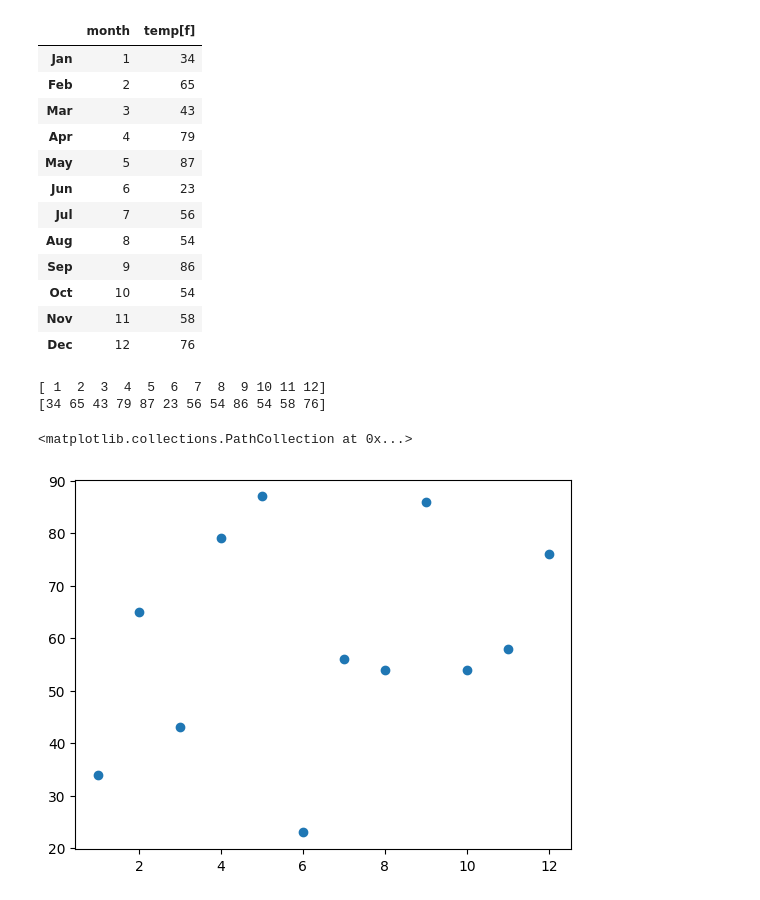
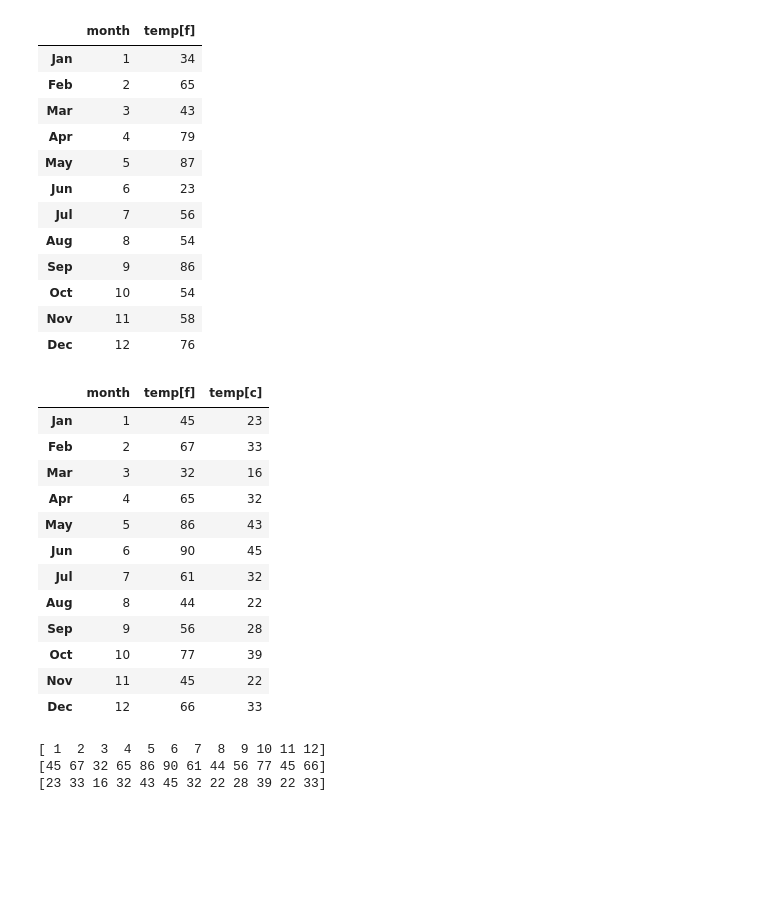
Before and after one commit to Amboyandrey/pythonnn, a Jupyter notebook: jupyter/Matplotlib.ipynb, the cells around one changed output. Drawn from its saved outputs; the diff is of its cells as text; code cells hidden in the pictures; blank space fills up the shorter version.

```diff
--- a/jupyter/Matplotlib.ipynb
+++ b/jupyter/Matplotlib.ipynb
@@ -40,4 +40,26 @@ month_temp
 | Oct | 10 | 54 |
 | Nov | 11 | 58 |
 | Dec | 12 | 76 |
+# %%
+month_temp_csv = pd.read_csv("Month_Temp.csv")
+
+month_name =['Jan', 'Feb', 'Mar', 'Apr', 'May', 'Jun', 'Jul', 'Aug', 'Sep', 'Oct', 'Nov', 'Dec']
+
+month_temp_csv.index = month_name
+
+month_temp_csv
+# %% [output]
+|  | month | temp[f] | temp[c] |
+| Jan | 1 | 45 | 23 |
+| Feb | 2 | 67 | 33 |
+| Mar | 3 | 32 | 16 |
+| Apr | 4 | 65 | 32 |
+| May | 5 | 86 | 43 |
+| Jun | 6 | 90 | 45 |
+| Jul | 7 | 61 | 32 |
+| Aug | 8 | 44 | 22 |
+| Sep | 9 | 56 | 28 |
+| Oct | 10 | 77 | 39 |
+| Nov | 11 | 45 | 22 |
+| Dec | 12 | 66 | 33 |
 # %%
@@ -46,11 +69,8 @@ y = month_temp['temp[f]'].values
 # %%
 print(x)
 print(y)
+print(z)
 # %% [output]
 [ 1  2  3  4  5  6  7  8  9 10 11 12]
-[34 65 43 79 87 23 56 54 86 54 58 76]
+[45 67 32 65 86 90 61 44 56 77 45 66]
+[23 33 16 32 43 45 32 22 28 39 22 33]
-# %%
-plt.scatter(x, y)
-# %% [output]
-<matplotlib.collections.PathCollection at 0x...>
-[figure, removed]
```
Also changed, not shown: parts of 5 cells of this notebook, 2 other files.
